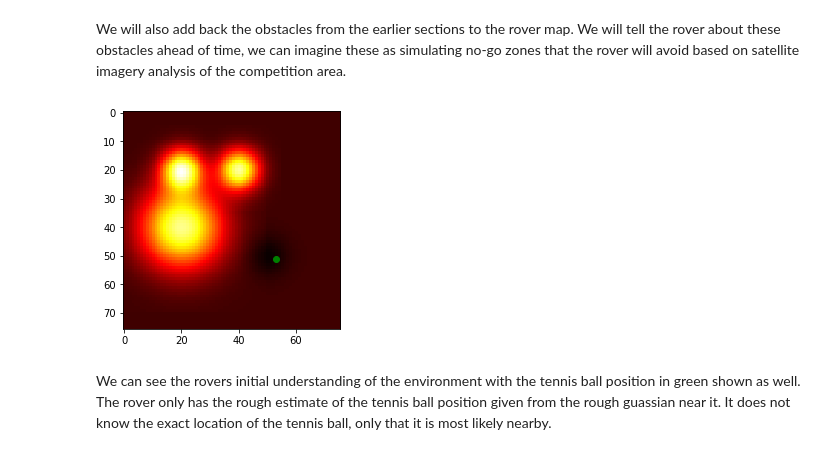
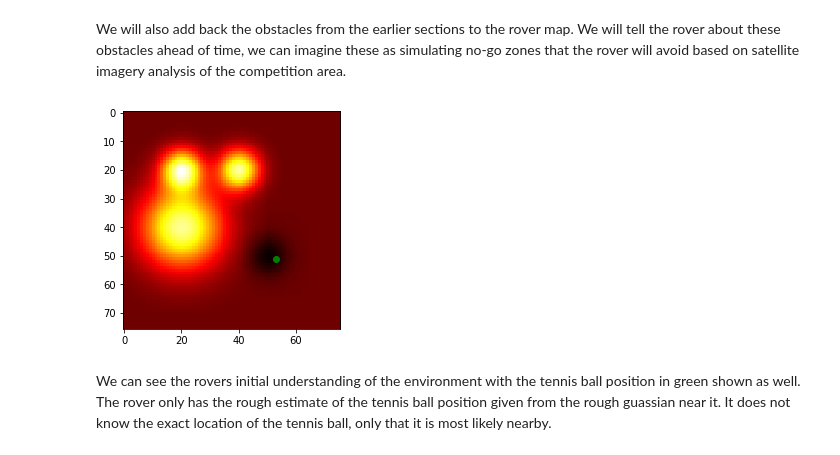
Before and after one commit to chestonchow/novaRoverDemos, a Jupyter notebook: Autonomous decision making demonstration.ipynb, the cells around one changed output. Cells and saved outputs as stored; diff of their text form; code cells hidden in the pictures.

```diff
--- a/Autonomous decision making demonstration.ipynb
+++ b/Autonomous decision making demonstration.ipynb
@@ -330,12 +388,12 @@ path = []
 We will also add back the obstacles from the earlier sections to the rover map. We will tell the rover about these obstacles ahead of time, we can imagine these as simulating no-go zones that the rover will avoid based on satellite imagery analysis of the competition area.
 # %%
 for i in range(len(obstacles)):
-    roverWorld = apply_gaussian_to_field(rover_world, obstacles[i][3], obstacles[i][0], obstacles[i][1], obstacles[i][2])
+    rover_world = apply_gaussian_to_field(rover_world, obstacles[i][3], obstacles[i][0], obstacles[i][1], obstacles[i][2])
 plt.imshow(rover_world, cmap='hot', interpolation='nearest')
 plt.plot(ball_location[0], ball_location[1], "ro", color = "Green")
 plt.show()
 # %% [output]
-[figure, old version]
+[figure, new version]
 # %% [markdown]
 We can see the rovers initial understanding of the environment with the tennis ball position in green shown as well. The rover only has the rough estimate of the tennis ball position given from the rough guassian near it. It does not know the exact location of the tennis ball, only that it is most likely nearby.
 # %%
```
Also changed, not shown: parts of 6 cells of this notebook.
